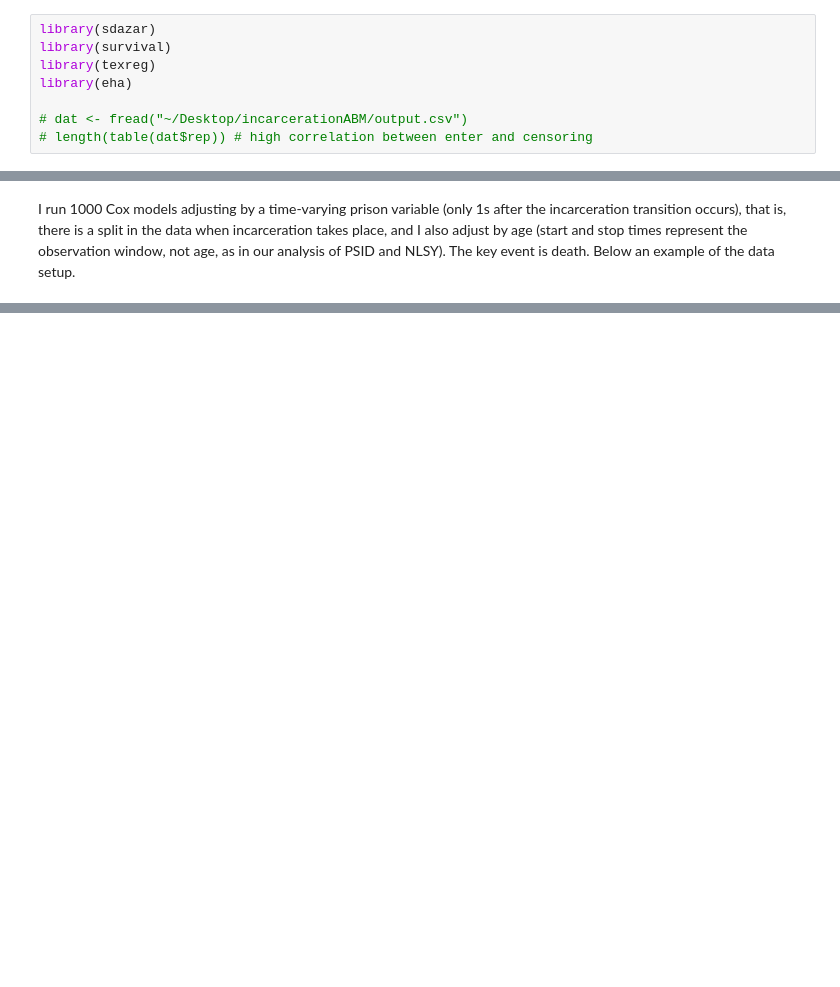
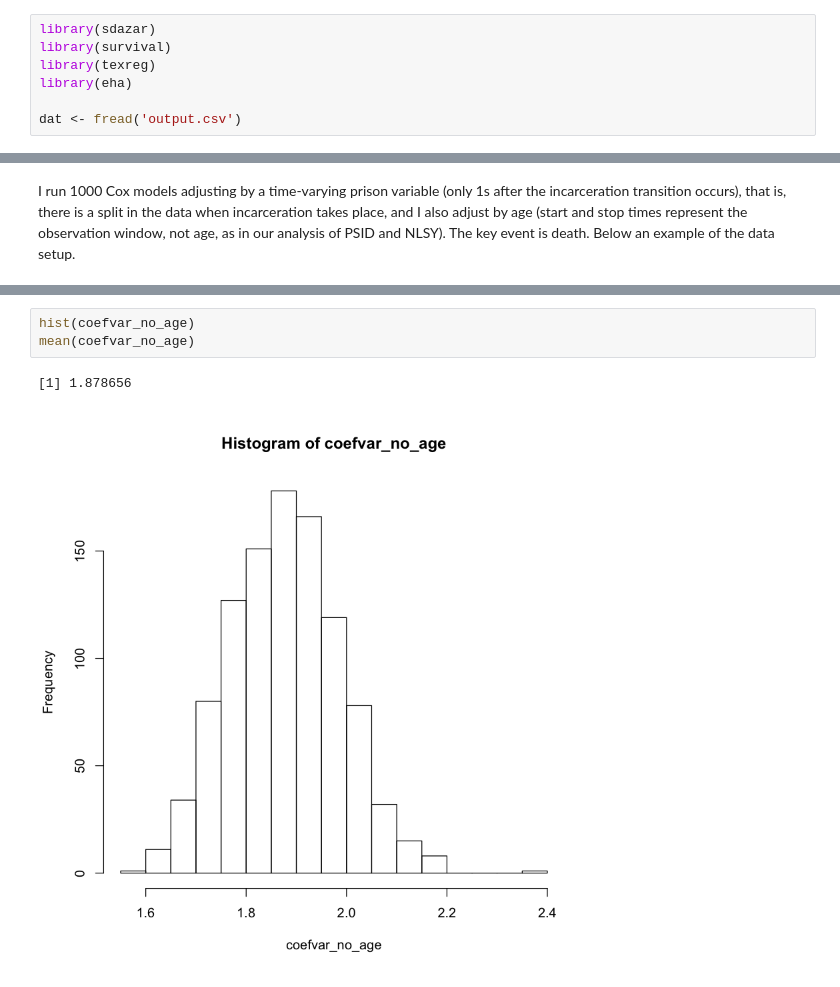
Before and after one commit to sdaza/mortality-incarceration-paper, a Jupyter notebook: simulation/simulation.ipynb, the cells around one changed output, grey strips where cells are left out. Cells and saved outputs as stored; diff of their text form; blank space fills up the shorter version.

```diff
--- a/simulation/simulation.ipynb
+++ b/simulation/simulation.ipynb
@@ -14,6 +14,5 @@ library(survival)
 library(texreg)
 library(eha)
 
-# dat <- fread("~/Desktop/incarcerationABM/output.csv")
-# length(table(dat$rep)) # high correlation between enter and censoring
+dat <- fread('output.csv')
 # %% [output]
@@ -31,0 +102,6 @@ I run 1000 Cox models adjusting by a time-varying prison variable (only 1s after
+# %%
+hist(coefvar_no_age)
+mean(coefvar_no_age)
+# %% [output]
+[1] 1.878656
+[figure, added]
```
Also changed, not shown: parts of 8 cells of this notebook, 24 other files.
